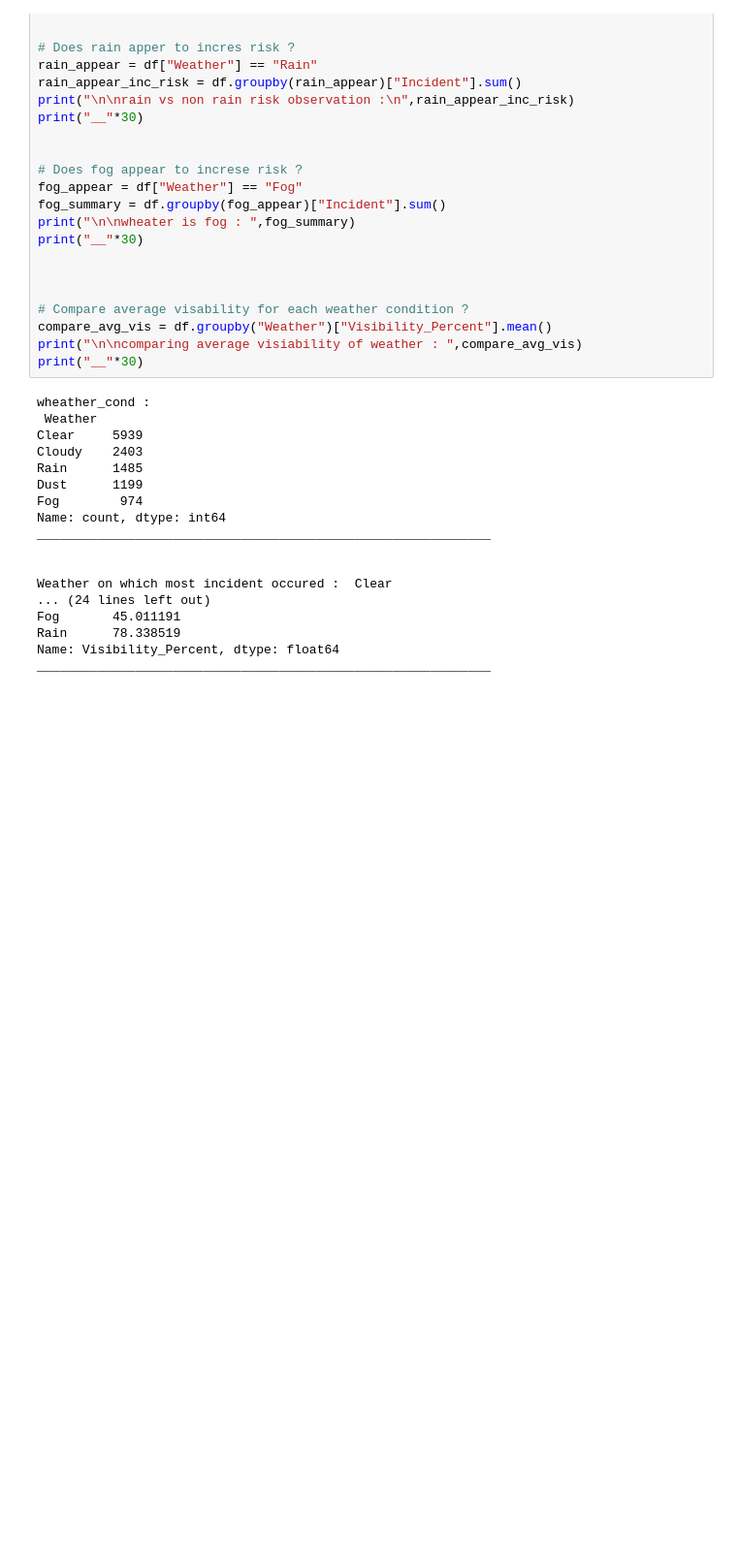
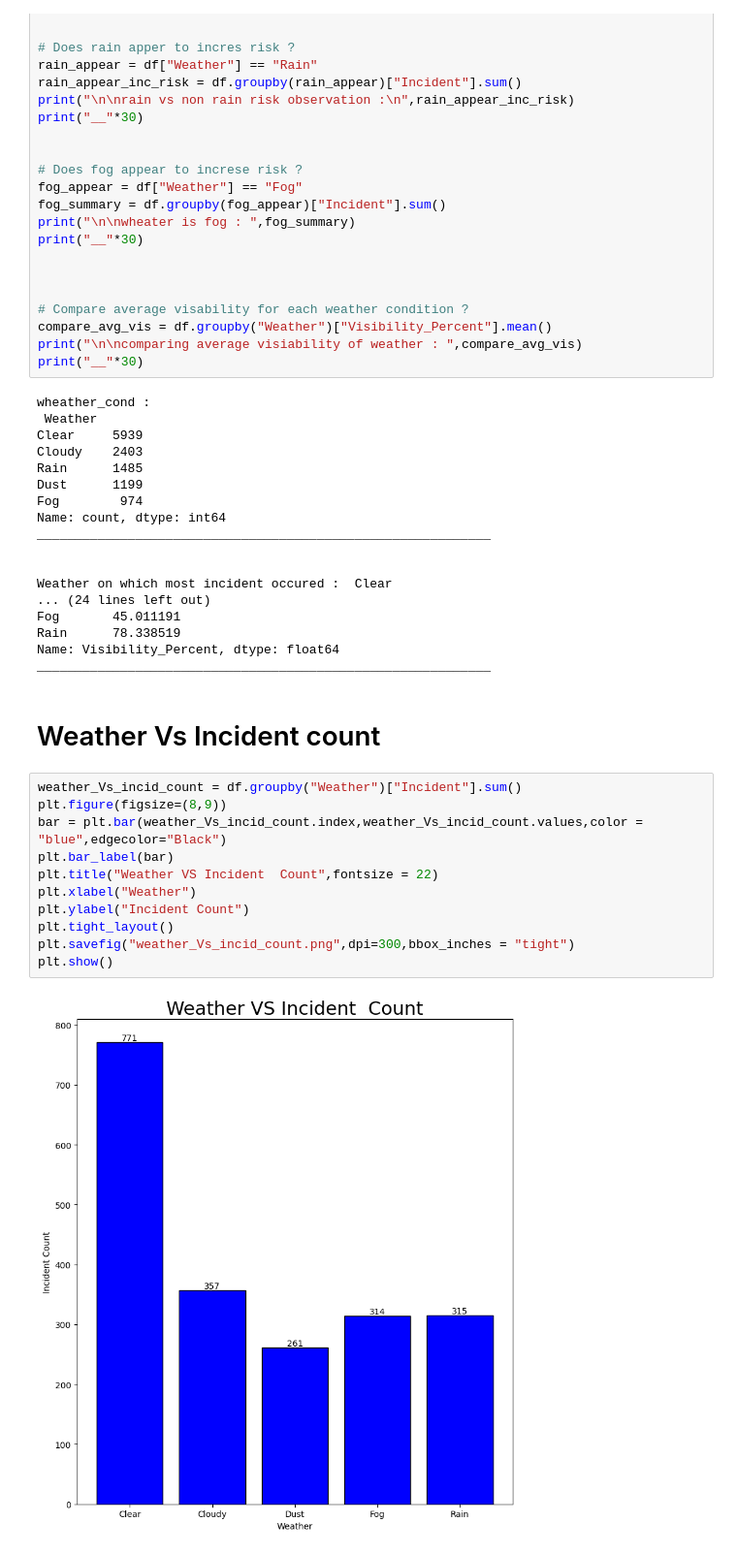
Before and after one commit to Engr-Jawad/Data-Science-Projects, a Jupyter notebook: Urban-Road-Safety-Near-Miss-Analysis/data_cleaning.ipynb, the cells around one changed output. Shown at 97% size. Saved outputs shown, nothing was run; the diff lists cells and outputs as text; blank space fills up the shorter version.

Commit message:
module seven weather analysis are completed and weather vs incident count are showing using thebar chart

```diff
--- a/Urban-Road-Safety-Near-Miss-Analysis/data_cleaning.ipynb
+++ b/Urban-Road-Safety-Near-Miss-Analysis/data_cleaning.ipynb
@@ -274,3 +274,18 @@ Fog       45.011191
 Rain      78.338519
 Name: Visibility_Percent, dtype: float64
 ____________________________________________________________
+# %% [markdown]
+# Weather Vs Incident count
+# %%
+weather_Vs_incid_count = df.groupby("Weather")["Incident"].sum()
+plt.figure(figsize=(8,9))
+bar = plt.bar(weather_Vs_incid_count.index,weather_Vs_incid_count.values,color = "blue",edgecolor="Black")
+plt.bar_label(bar)
+plt.title("Weather VS Incident  Count",fontsize = 22)
+plt.xlabel("Weather")
+plt.ylabel("Incident Count")
+plt.tight_layout()
+plt.savefig("weather_Vs_incid_count.png",dpi=300,bbox_inches = "tight")
+plt.show()
+# %% [output]
+[figure, added]
```
Also changed, not shown: 1 other file.
